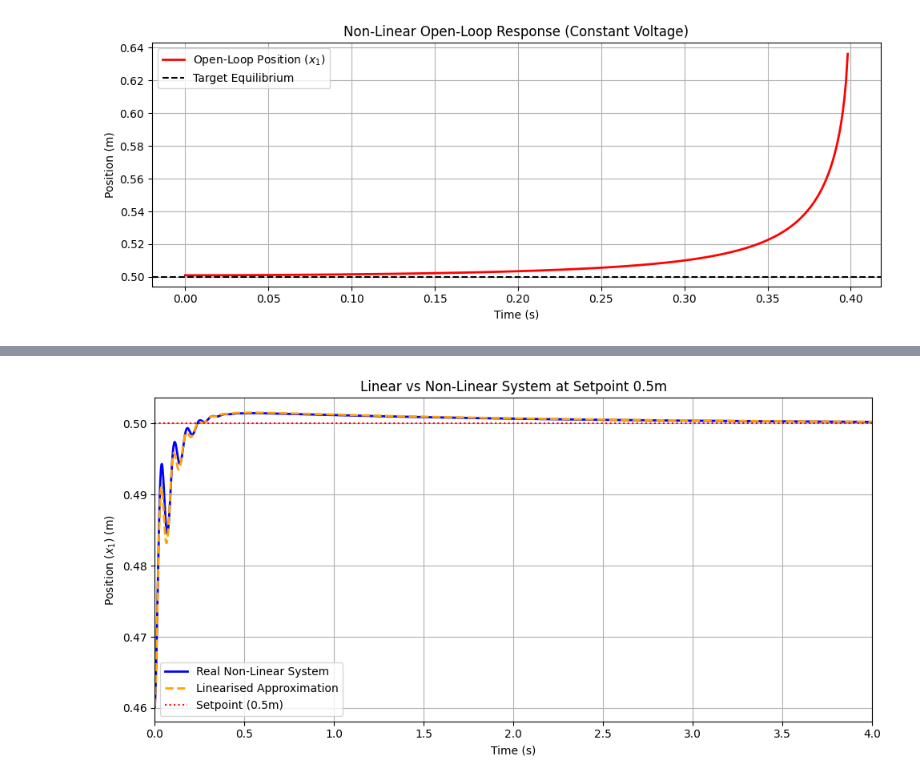
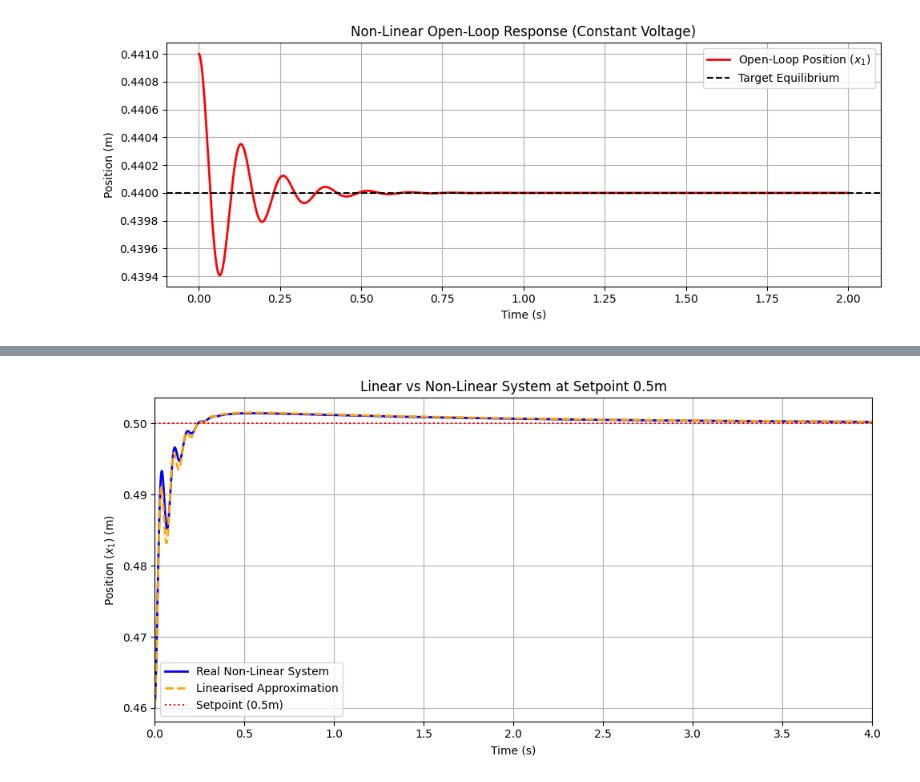
Before and after one commit to ethanboyjeff/ELE2038-Coursework, a Jupyter notebook: ELE2038_CW_notebook.ipynb, the cells around one changed output, grey strips where cells are left out. Saved outputs shown, nothing was run; the diff lists cells and outputs as text; code cells hidden in the pictures.

Commit message:
Removed 4th state

```diff
--- a/ELE2038_CW_notebook.ipynb
+++ b/ELE2038_CW_notebook.ipynb
@@ -46,3 +2,0 @@ $\displaystyle x_{2}$
-# %%
-x2_dot = (5/(7*m))*(m*g*sym.sin(phi)+(c*(x3**2)/(delta-x1)**2)-k*(x1-d)-b*x2)
-x2_dot
@@ -51,3 +2,0 @@ $\displaystyle \frac{5 \left(- b x_{2} + \frac{c x_{3}^{2}}{\left(\delta - x_{1}
-# %%
-x3_dot = (u-x3*R)/(L0+L1*sym.exp(-alpha*(delta-x1)))
-x3_dot
@@ -376,14 +2,0 @@ system output to step response
-# %%
-#5cm setpoint change (from 0.5m to 0.55m)
-t_span = np.linspace(0, 0.5, 2000)
-t, pos = ctrl.step_response(Gcl * 0.05, t_span)
-
-plt.plot(t, pos + 0.5, 'b', label="Ball Position") #need to add +0.5 because Gcl assumes equilibirum so pos = 0
-plt.axhline(0.5, color='k', linestyle='--', label="Initial Eq")
-plt.axhline(0.55, color='r', linestyle='--', label="Setpoint = 0.55")
-
-plt.ylabel("Position (m)")
-plt.xlabel("Time (s)")
-plt.legend()
-plt.grid()
-plt.show()
@@ -635,45 +240,46 @@ Equilibrium: x = 0.5 m, i = 0.6988 A, V = 1537.39 V
 # %%
-# ==========================================
 # OPEN-LOOP SIMULATION
-# ==========================================
 import numpy as np
 from scipy.integrate import solve_ivp
 import matplotlib.pyplot as plt
 
-# 1. For open-loop, we turn off the PID and apply a strictly constant voltage.
-u_open_loop = V_eq
+# 1. New calculations
+x_sp_ol = 0.44
+f_grav_spring_ol = k*(x_sp_ol - d) - m*g*np.sin(phi)
+i_eq_ol = np.sqrt(f_grav_spring_ol * (delta - x_sp_ol)**2 / c)
+V_eq_ol = i_eq_ol * R
 
-# 2. Start the ball EXACTLY at equilibrium, but add a small
-# 1mm disturbance (0.001m) to see if the system can naturally recover.
-initial_state_ol = [x_sp + 0.001, 0.0, i_eq, x_sp + 0.001]
+# 2. Apply the strictly constant baseline voltage
+u_open_loop = V_eq_ol
 
-# 3. Run the physics non-stop (no 'for' loop needed because voltage is constant)
+# 3. Start EXACTLY at equilibrium, but add a 1mm disturbance CLOSER to the magnet
+initial_state_ol = [x_sp_ol + 0.001, 0.0, i_eq_ol]
+
+# 4. Run the physics non-stop
 sol_ol = solve_ivp(system_dynamics,
-                   [0, 2.0], # Simulate for 2 seconds
+                   [0, 2.0],
                    initial_state_ol,
                    t_eval=np.linspace(0, 2.0, 2000),
                    args=(u_open_loop,))
 
-# 4. Extract the results
+# 5. Extract and Plot
 history_t_ol = sol_ol.t
 history_x1_ol = sol_ol.y[0]
 
-# ==========================================
-# PLOTTING
-# ==========================================
 plt.figure(figsize=(10, 4))
 plt.plot(history_t_ol, history_x1_ol, color='red', linewidth=2, label='Open-Loop Position ($x_1$)')
-plt.axhline(y=x_sp, color='k', linestyle='--', label='Target Equilibrium')
+plt.axhline(y=x_sp_ol, color='k', linestyle='--', label='Target Equilibrium')
 
 plt.ylabel('Position (m)')
 plt.xlabel('Time (s)')
 plt.title('Non-Linear Open-Loop Response (Constant Voltage)')
 plt.legend()
 plt.grid(True)
 plt.tight_layout()
+plt.savefig('nonlinear_openloop_response.png', dpi=300, bbox_inches='tight')
 plt.show()
 # %% [output]
-[figure, old version]
+[figure, new version]
 # %%
 import numpy as np
 from scipy.signal import StateSpace
```
Also changed, not shown: parts of 69 cells of this notebook.
